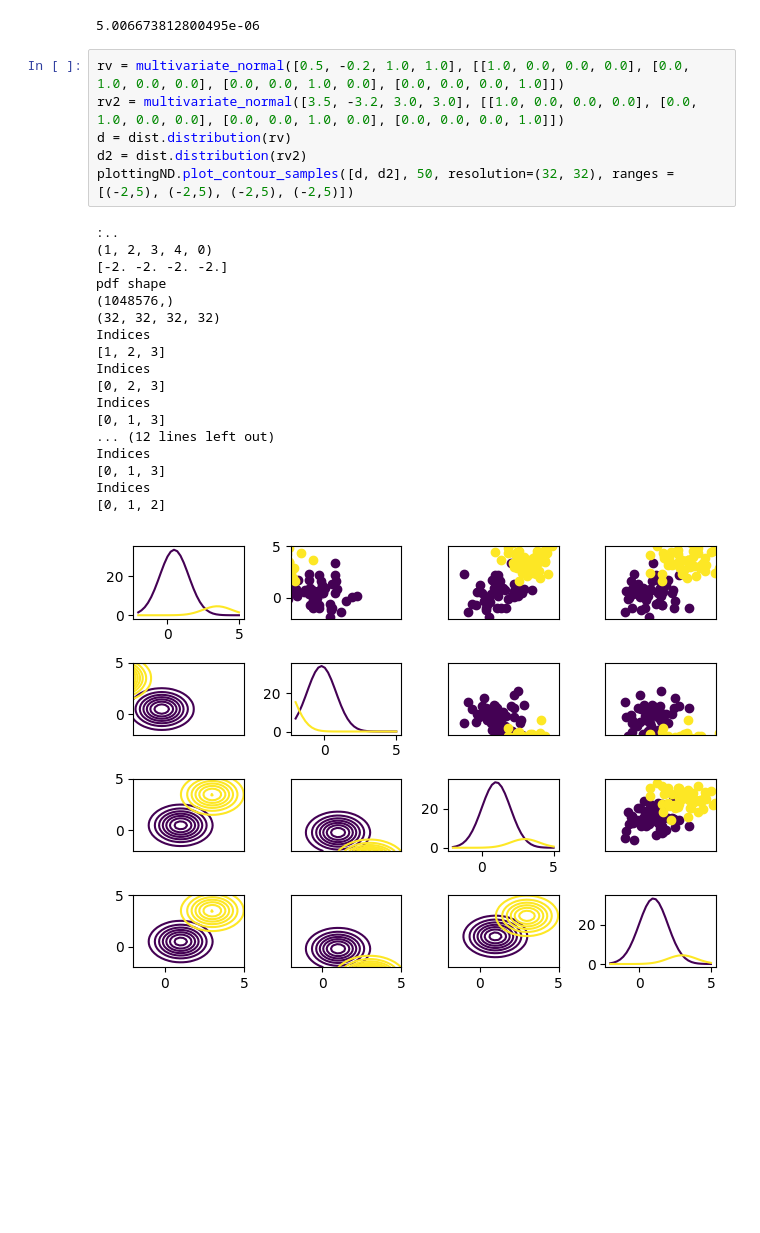
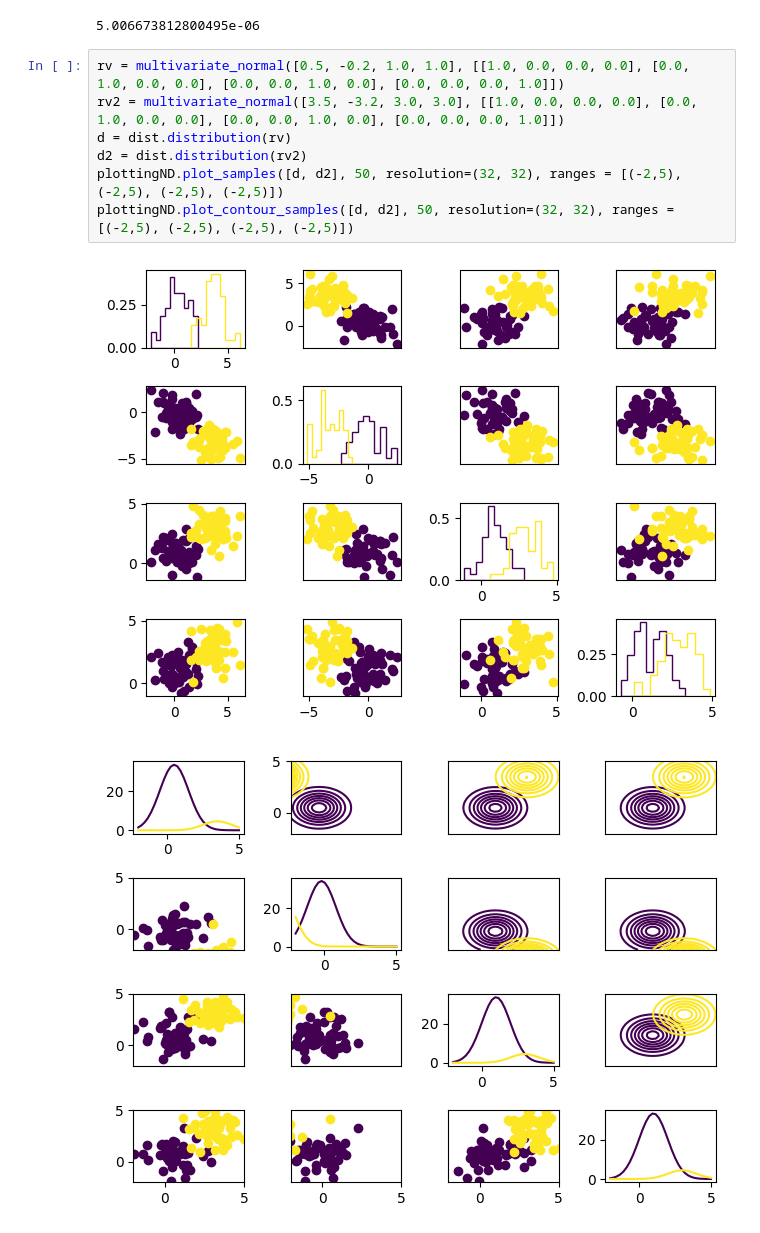
Before and after one commit to UniStuttgart-VISUS/uadapy, a Jupyter notebook: Testing.ipynb, the cells around one changed output. Drawn from its saved outputs; the diff is of its cells as text; blank space fills up the shorter version.

Commit message:
Fix bugs for multi-dimensional visualization

```diff
--- a/Testing.ipynb
+++ b/Testing.ipynb
@@ -110,25 +45,10 @@ rv.pdf([3,4])
 # %%
 rv = multivariate_normal([0.5, -0.2, 1.0, 1.0], [[1.0, 0.0, 0.0, 0.0], [0.0, 1.0, 0.0, 0.0], [0.0, 0.0, 1.0, 0.0], [0.0, 0.0, 0.0, 1.0]])
 rv2 = multivariate_normal([3.5, -3.2, 3.0, 3.0], [[1.0, 0.0, 0.0, 0.0], [0.0, 1.0, 0.0, 0.0], [0.0, 0.0, 1.0, 0.0], [0.0, 0.0, 0.0, 1.0]])
 d = dist.distribution(rv)
 d2 = dist.distribution(rv2)
+plottingND.plot_samples([d, d2], 50, resolution=(32, 32), ranges = [(-2,5), (-2,5), (-2,5), (-2,5)])
 plottingND.plot_contour_samples([d, d2], 50, resolution=(32, 32), ranges = [(-2,5), (-2,5), (-2,5), (-2,5)])
 # %% [output]
-:..
-(1, 2, 3, 4, 0)
-[-2. -2. -2. -2.]
-pdf shape
-(1048576,)
-(32, 32, 32, 32)
-Indices
-[1, 2, 3]
-Indices
-[0, 2, 3]
-Indices
-[0, 1, 3]
-... (12 lines left out)
-Indices
-[0, 1, 3]
-Indices
-[0, 1, 2]
-[figure, old version]
+[figure, new version]
+[figure, added]
```
Also changed, not shown: parts of 3 cells of this notebook, 1 other file.
